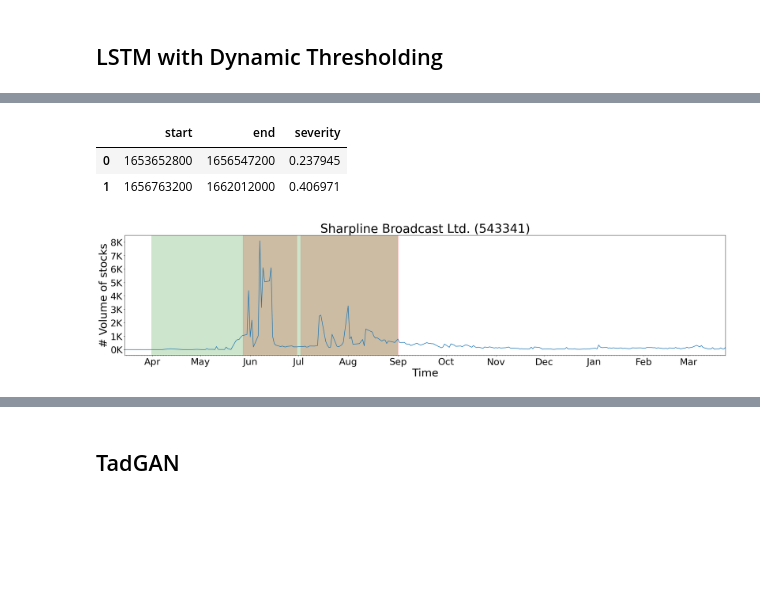
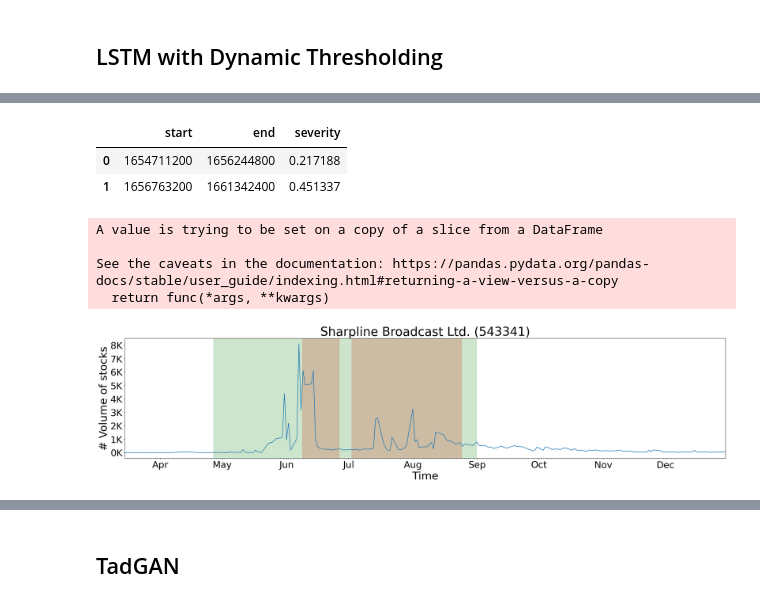
Before and after one commit to karnikkanojia/TadGAN-Research, a Jupyter notebook: main.ipynb, the cells around one changed output, grey strips where cells are left out. Drawn from its saved outputs; the diff is of its cells as text; code cells hidden in the pictures; blank space fills up the shorter version.

```diff
--- a/main.ipynb
+++ b/main.ipynb
@@ -156,4 +156,7 @@ orion = Orion(
     pipeline='lstm_autoencoder',
     hyperparameters=hyperparameters
 )
+# %%
+#Slice data after timestamp 1396290500 and before 1426963000
+data_t = data[(data.timestamp > 1640975400) & (data.timestamp < 1672511399)]
 # %%
@@ -192,6 +195,2 @@ recall       0.601307
 precision    1.000000
 dtype: float64
-# %%
-#Slice data after timestamp 1640975400
-data_t = data[data.timestamp > 1640975400]
-print(data_t.shape)
@@ -206,11 +207,15 @@ plot(data, 'Sharpline Broadcast Ltd. (543341)' ,[anomalies, known_anomalies])
 # %%
 hyperparameters = {
     "mlprimitives.custom.timeseries_preprocessing.rolling_window_sequences#1": {
-        'target_column': 0
+        'target_column': 0,
+        'window_size': 250
     },
     'keras.Sequential.LSTMTimeSeriesRegressor#1': {
-        'epochs': 5,
-        'verbose': True
+        'epochs': 50,
+        'verbose': True,
+        'window_size': 250,
+        'input_shape': [250, 1],
+        'target_shape': [250, 1]
     }
 }
 # %%
@@ -219,5 +224,5 @@ orion = Orion(
     hyperparameters=hyperparameters
 )
 # %%
-anomalies = orion.fit_detect(data)
+anomalies = orion.fit_detect(data_t)
 # %% [output]
@@ -236,12 +247,16 @@ Epoch 5/5
 anomalies
 # %% [output]
 |  | start | end | severity |
-| 0 | 1653652800 | 1656547200 | 0.237945 |
-| 1 | 1656763200 | 1662012000 | 0.406971 |
+| 0 | 1654711200 | 1656244800 | 0.217188 |
+| 1 | 1656763200 | 1661342400 | 0.451337 |
 # %%
-plot(data, 'Sharpline Broadcast Ltd. (543341)', anomalies=[anomalies, known_anomalies])
+plot(data_t, 'Sharpline Broadcast Ltd. (543341)' ,[anomalies, known_anomalies])
 # %% [output]
+A value is trying to be set on a copy of a slice from a DataFrame
+
+See the caveats in the documentation: https://pandas.pydata.org/pandas-docs/stable/user_guide/indexing.html#returning-a-view-versus-a-copy
+  return func(*args, **kwargs)
-[figure, old version]
+[figure, new version]
 # %%
 orion.evaluate(data=data, ground_truth=known_anomalies)
 # %% [output]
```
Also changed, not shown: parts of 20 cells of this notebook, 13 other files.
